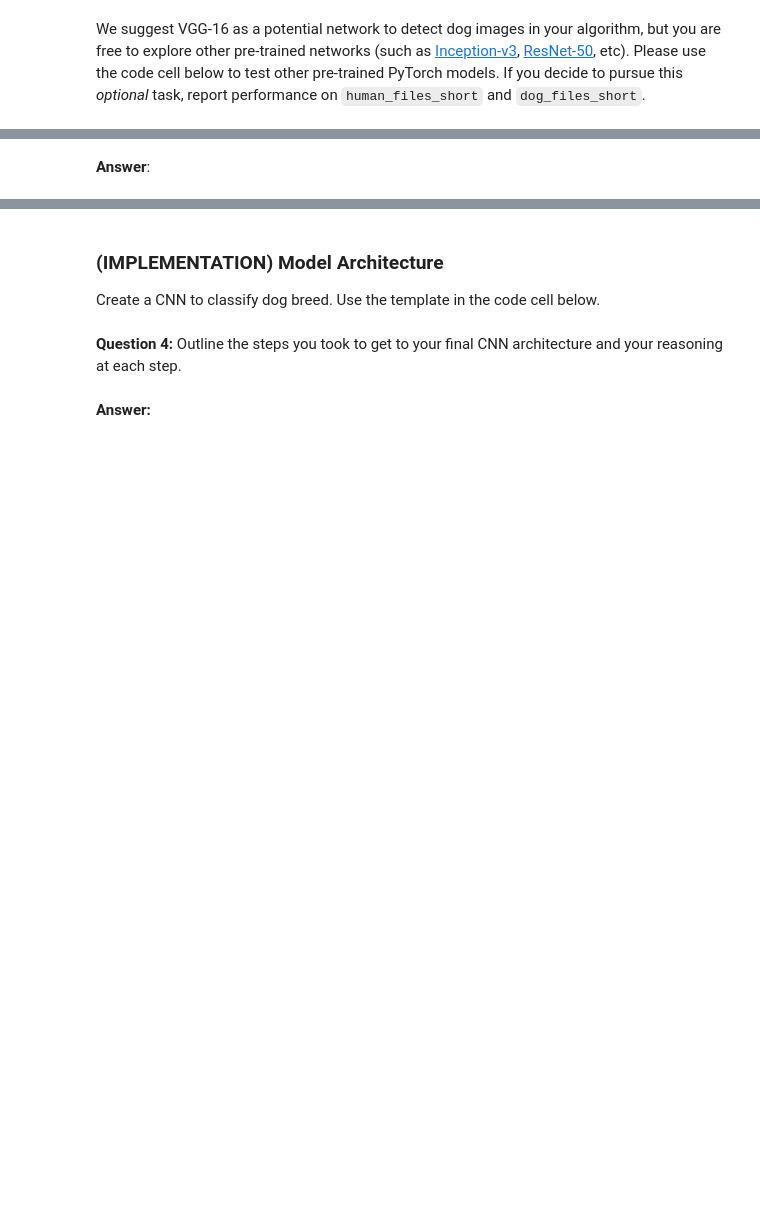
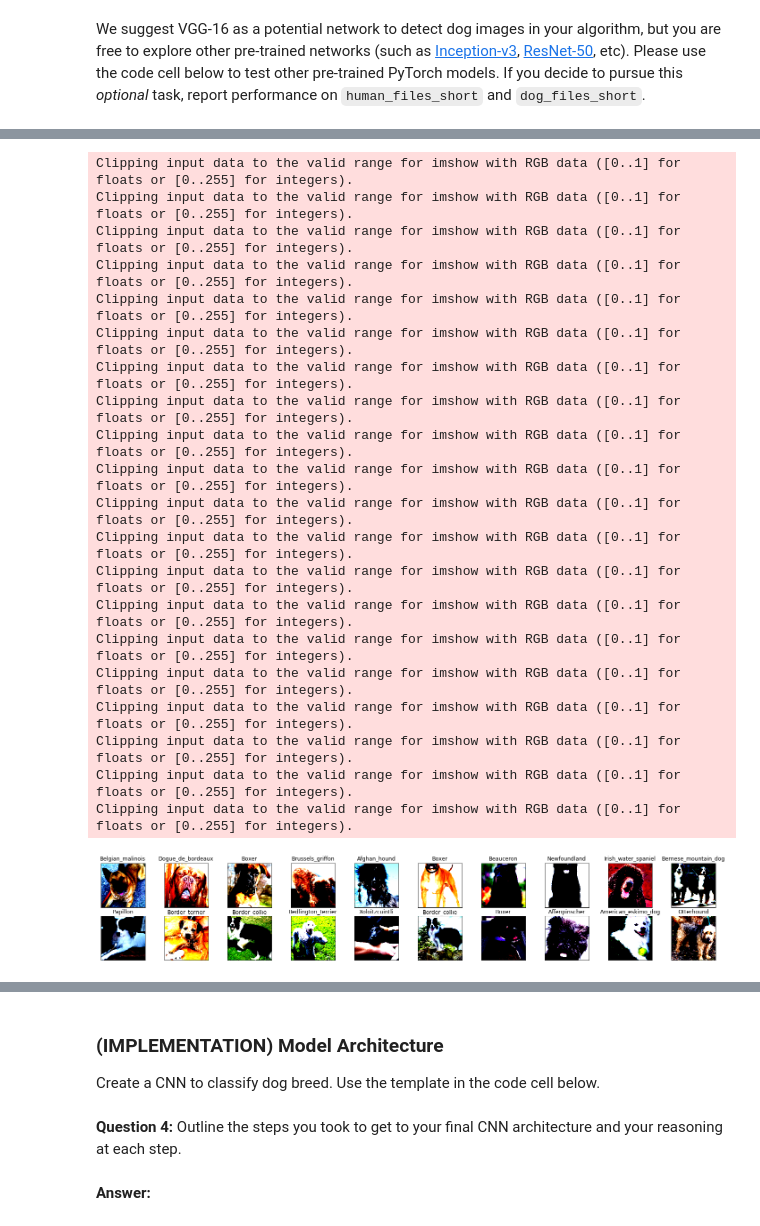
Before and after one commit to Xaxary/deep-learning-v2-pytorch, a Jupyter notebook: project-dog-classification/dog_app.ipynb, the cells around one changed output, grey strips where cells are left out. Cells and saved outputs as stored; diff of their text form; code cells hidden in the pictures; blank space fills up the shorter version.

```diff
--- a/project-dog-classification/dog_app.ipynb
+++ b/project-dog-classification/dog_app.ipynb
@@ -412,3 +441,50 @@ testData = datasets.ImageFolder(testDir, train=True, transform=transform)
+# %%
+### Adapted from
+#   Udacity Deep Learning:
+#   Transfer_Learning_Exercise.ipynb
+
+# Visualize some sample data
+
+# obtain one batch of training images
+dataiter = iter(trainLoader)
+images, labels = dataiter.next()
+images = images.numpy() # convert images to numpy for display
+
+# plot the images in the batch, along with the corresponding labelsl
+fig = plt.figure(figsize=(25, 4))
+for idx in np.arange(20):
+    ax = fig.add_subplot(2, 20/2, idx+1, xticks=[], yticks=[])
+    plt.imshow(np.transpose(images[idx], (1, 2, 0)))
+    ax.set_title(classNames[labels[idx]])
+
+# This doesn't look "normal"
+# Ironically, the normalization, I think, really compressed a lot of the image data...
+# Does this help machine learning? I find the images somewhat difficult to see,
+# although the borders between the animals and their backgrounds seem to be quite intense.
+
+# As an aside, Normalize might make an amazing shader...
+# %% [output]
+Clipping input data to the valid range for imshow with RGB data ([0..1] for floats or [0..255] for integers).
+Clipping input data to the valid range for imshow with RGB data ([0..1] for floats or [0..255] for integers).
+Clipping input data to the valid range for imshow with RGB data ([0..1] for floats or [0..255] for integers).
+Clipping input data to the valid range for imshow with RGB data ([0..1] for floats or [0..255] for integers).
+Clipping input data to the valid range for imshow with RGB data ([0..1] for floats or [0..255] for integers).
+Clipping input data to the valid range for imshow with RGB data ([0..1] for floats or [0..255] for integers).
+Clipping input data to the valid range for imshow with RGB data ([0..1] for floats or [0..255] for integers).
+Clipping input data to the valid range for imshow with RGB data ([0..1] for floats or [0..255] for integers).
+Clipping input data to the valid range for imshow with RGB data ([0..1] for floats or [0..255] for integers).
+Clipping input data to the valid range for imshow with RGB data ([0..1] for floats or [0..255] for integers).
+Clipping input data to the valid range for imshow with RGB data ([0..1] for floats or [0..255] for integers).
+Clipping input data to the valid range for imshow with RGB data ([0..1] for floats or [0..255] for integers).
+Clipping input data to the valid range for imshow with RGB data ([0..1] for floats or [0..255] for integers).
+Clipping input data to the valid range for imshow with RGB data ([0..1] for floats or [0..255] for integers).
+Clipping input data to the valid range for imshow with RGB data ([0..1] for floats or [0..255] for integers).
+Clipping input data to the valid range for imshow with RGB data ([0..1] for floats or [0..255] for integers).
+Clipping input data to the valid range for imshow with RGB data ([0..1] for floats or [0..255] for integers).
+Clipping input data to the valid range for imshow with RGB data ([0..1] for floats or [0..255] for integers).
+Clipping input data to the valid range for imshow with RGB data ([0..1] for floats or [0..255] for integers).
+Clipping input data to the valid range for imshow with RGB data ([0..1] for floats or [0..255] for integers).
+[figure, added]
 # %% [markdown]
 **Question 3:** Describe your chosen procedure for preprocessing the data.
 - How does your code resize the images (by cropping, stretching, etc)?  What size did you pick for the input tensor, and why?
@@ -415,3 +495 @@ testData = datasets.ImageFolder(testDir, train=True, transform=transform)
 - Did you decide to augment the dataset?  If so, how (through translations, flips, rotations, etc)?  If not, why not?
-# %% [markdown]
-**Answer**:
```
Also changed, not shown: parts of 6 cells of this notebook, 1 other file.
